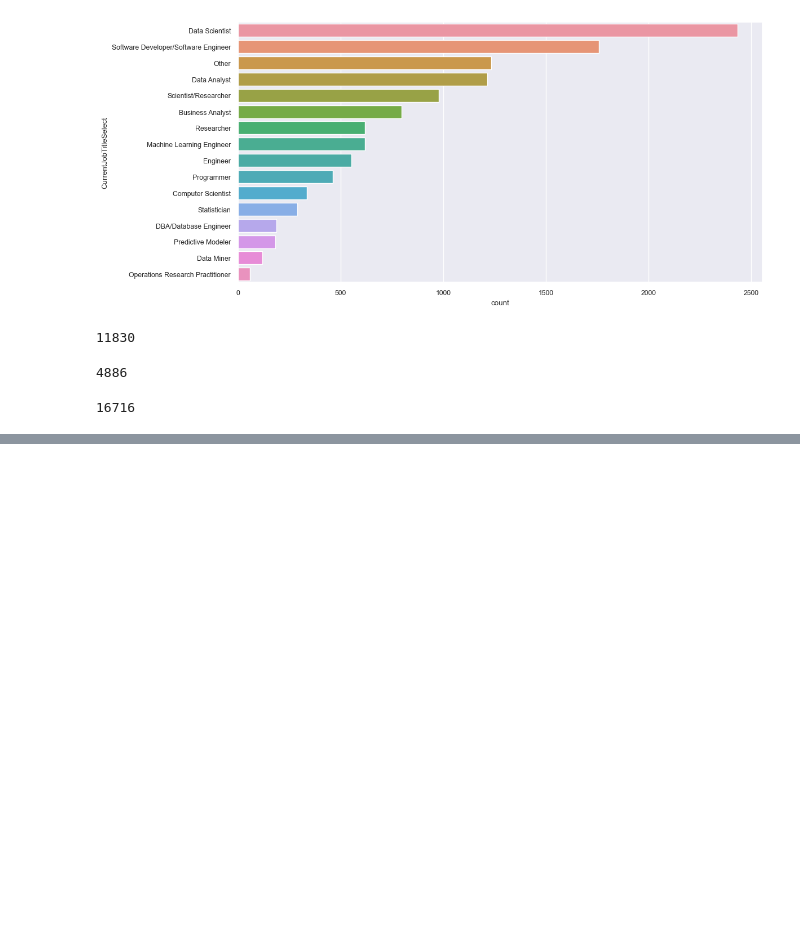
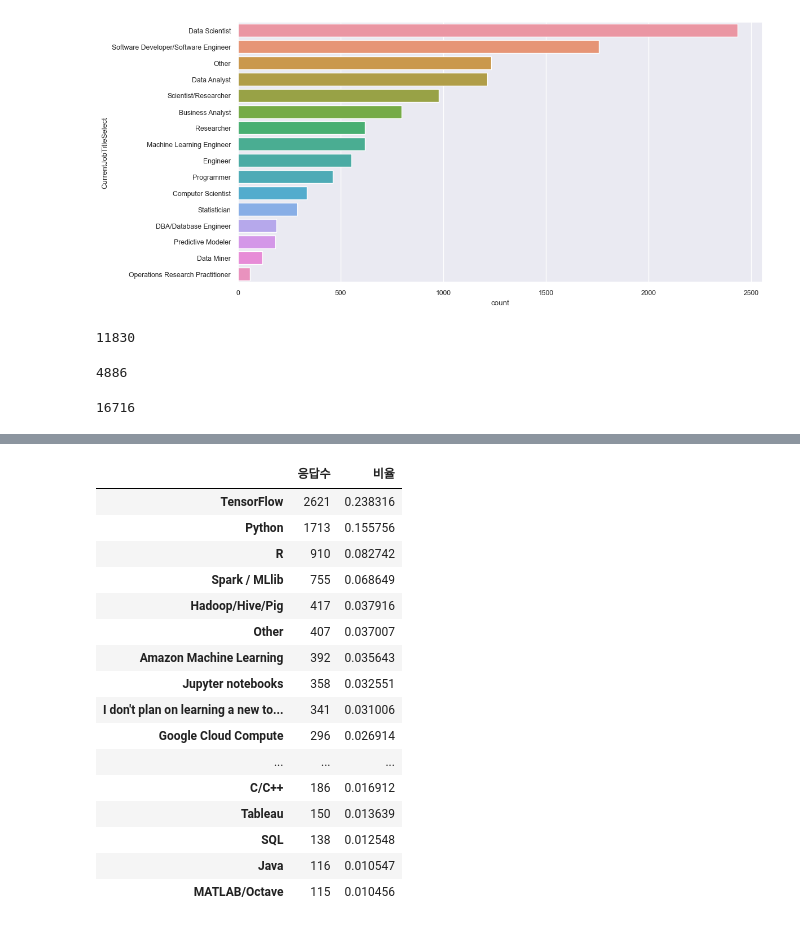
Before and after one commit to byulrim/KaggleExercise, a Jupyter notebook: kaggle_survey_2017_02.ipynb, the cells around one changed output, grey strips where cells are left out. Drawn from its saved outputs; the diff is of its cells as text; code cells hidden in the pictures; blank space fills up the shorter version.

```diff
--- a/kaggle_survey_2017_02.ipynb
+++ b/kaggle_survey_2017_02.ipynb
@@ -116,0 +162,23 @@ mca["CurrentJobTitleSelect"].notnull().count()
+# %%
+tool_df = pd.concat([tool_count_df, tool_rate_df], axis=1)
+tool_df.columns = ["응답수", "비율"]
+data = tool_df.head(20)
+data
+# %% [output]
+|  | 응답수 | 비율 |
+| TensorFlow | 2621 | 0.238316 |
+| Python | 1713 | 0.155756 |
+| R | 910 | 0.082742 |
+| Spark / MLlib | 755 | 0.068649 |
+| Hadoop/Hive/Pig | 417 | 0.037916 |
+| Other | 407 | 0.037007 |
+| Amazon Machine Learning | 392 | 0.035643 |
+| Jupyter notebooks | 358 | 0.032551 |
+| I don't plan on learning a new to... | 341 | 0.031006 |
+| Google Cloud Compute | 296 | 0.026914 |
+| ... | ... | ... |
+| C/C++ | 186 | 0.016912 |
+| Tableau | 150 | 0.013639 |
+| SQL | 138 | 0.012548 |
+| Java | 116 | 0.010547 |
+| MATLAB/Octave | 115 | 0.010456 |
```
Also changed, not shown: parts of 12 cells of this notebook.
